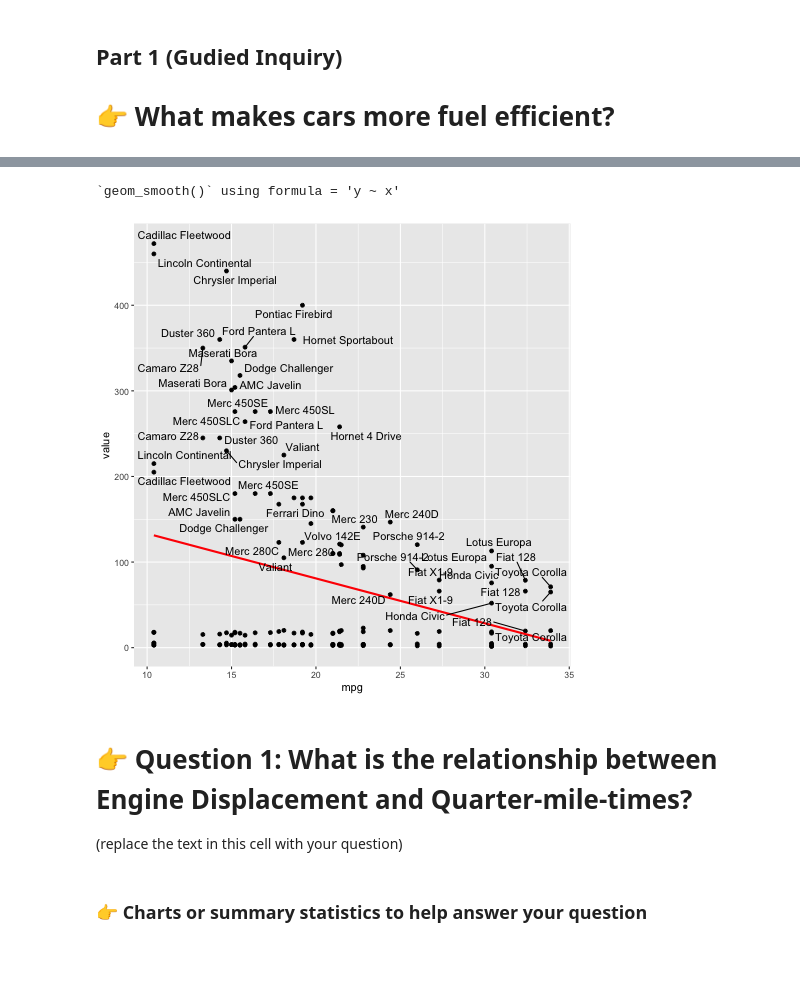
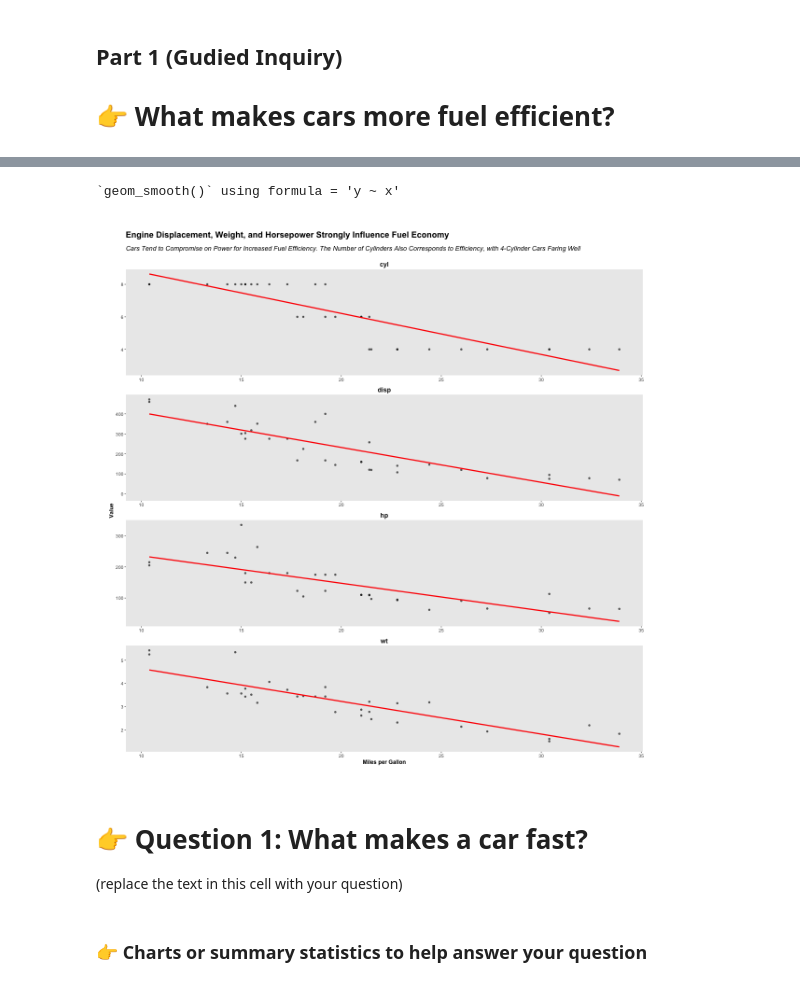
Before and after one commit to data4news-students/mtcars-exploratory-AhanPenkar, a Jupyter notebook: notebook.ipynb, the cells around one changed output, grey strips where cells are left out. Cells and saved outputs as stored; diff of their text form; code cells hidden in the pictures; blank space fills up the shorter version.

Commit message:
finisehed the mpg question

```diff
--- a/notebook.ipynb
+++ b/notebook.ipynb
@@ -273,23 +273,35 @@ ggplot(mtcars, aes(x = mpg, y = disp)) +
 # %%
 %%R
 # %%
-%%R
+%%R -w 1200 -h 1200
 #I want to stop wasting time and will make a facet wrap, thanks to Aisvarya, who told me how to do it.
 mtcars_long = mtcars %>% pivot_longer(!c(name,mpg), names_to = 'variable', values_to = 'value')
 #Over here I just want to facet wrap these variables
-for_fact <- c('disp', 'hp', 'drat', 'wt', 'qsec')
+for_fact <- c('disp', 'cyl', 'hp', 'wt')
 #Now we make the plot list
 to_plot <- mtcars_long %>% filter(variable %in% for_fact)
 #Now we make the plot
 ggplot(to_plot, aes(x = mpg, y = value)) +
-  geom_point() +
-  geom_smooth(colour = "red", method = "lm", se = FALSE) +
-  geom_text_repel(aes(label = name))
+  geom_point(alpha = 0.6) +
+  geom_smooth(colour = "red", method = "lm", se = FALSE, size = 1.2) +
+  facet_wrap(~variable, scales='free', ncol=1) +
+  labs(title = 'Engine Displacement, Weight, and Horsepower Strongly Influence Fuel Economy',
+       subtitle = 'Cars Tend to Compromise on Power for Increased Fuel Efficiency. The Number of Cylinders Also Corresponds to Efficiency, with 4-Cylinder Cars Faring Well',
+       x = "Miles per Gallon", y = "Value") +
+  theme(plot.title = element_text(size = 18, face = "bold", margin = margin(b = 15)),
+        plot.subtitle = element_text(size = 14, face = "italic", margin = margin(b = 15)),
+        axis.title = element_text(size = 12, face = "bold"),
+        axis.text = element_text(size = 10),
+        panel.grid.major = element_blank(),
+        panel.grid.minor = element_blank(),
+        strip.text = element_text(size = 14, face = "bold"),
+        strip.background = element_rect(fill = "white"),
+        plot.margin = unit(c(1,1,1,1), "cm"))
 # %% [output]
 `geom_smooth()` using formula = 'y ~ x'
-[figure, old version]
+[figure, new version]
 # %% [markdown]
-# 👉 Question 1: What is the relationship between Engine Displacement and Quarter-mile-times?
+# 👉 Question 1: What makes a car fast?
 
 (replace the text in this cell with your question)
 # %% [markdown]
```
Also changed, not shown: parts of 1 cell of this notebook.
